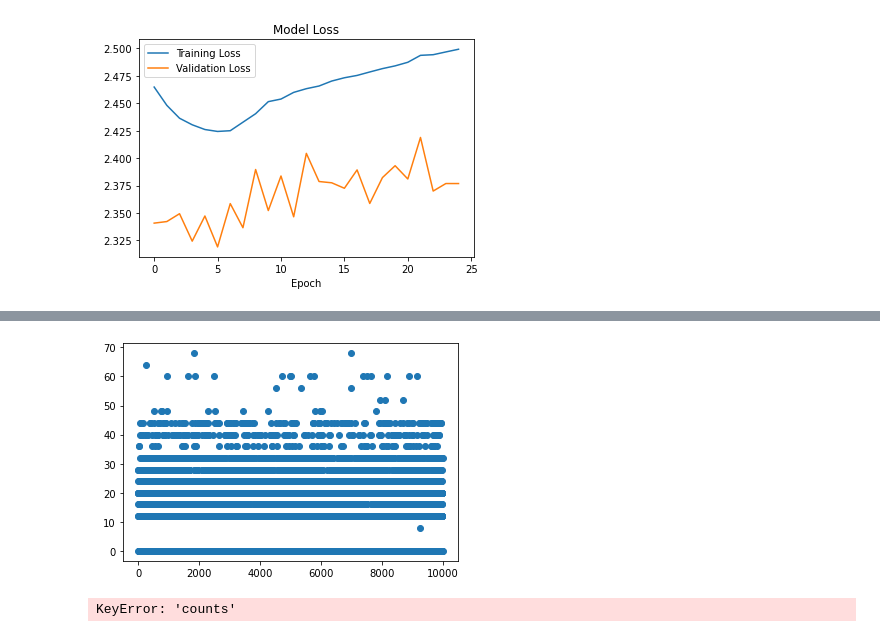
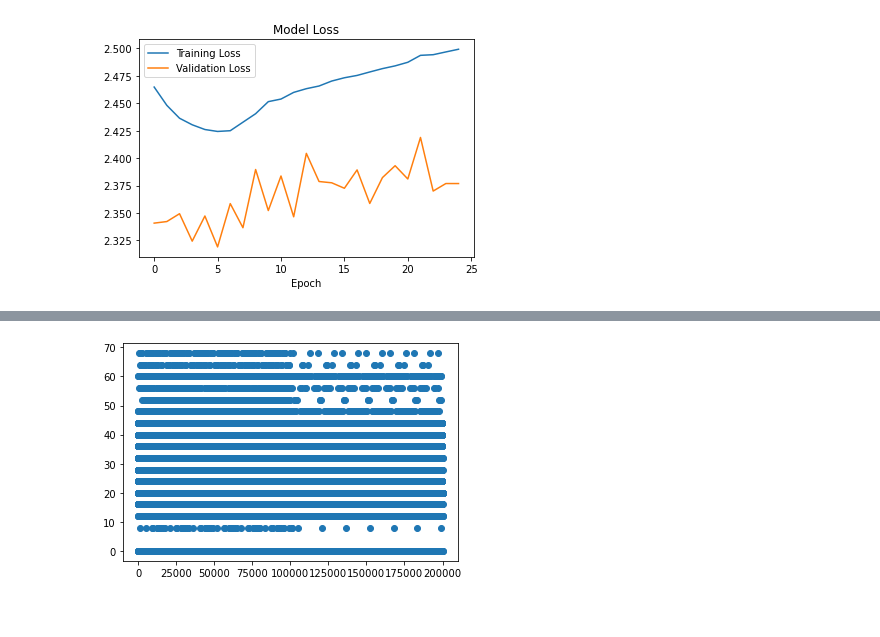
Before and after one commit to linus-md/REU, a Jupyter notebook: neural_count.ipynb, the cells around one changed output, grey strips where cells are left out. Saved outputs shown, nothing was run; the diff lists cells and outputs as text; code cells hidden in the pictures.

Commit message:
look at predictoins

```diff
--- a/neural_count.ipynb
+++ b/neural_count.ipynb
@@ -89,7 +89,7 @@ plt.plot()
 # %%
 # Inspect Predictions
 fig = plt.figure()
-prediction = 2*np.argmax(model.predict(param_val), axis=1)
+prediction = 2*np.argmax(model.predict(data.drop('counts', axis=1)), axis=1)
 plt.plot(prediction, 'o')
 plt.show()
 # %% [output]
@@ -96,6 +97 @@ plt.show()
-[figure, old version]
+[figure, new version]
-# %%
-#print(prediction[:5])
-print(len(df[df['counts'] == 0]))
-# %% [output]
-KeyError: 'counts'
```
Also changed, not shown: parts of 3 cells of this notebook.
